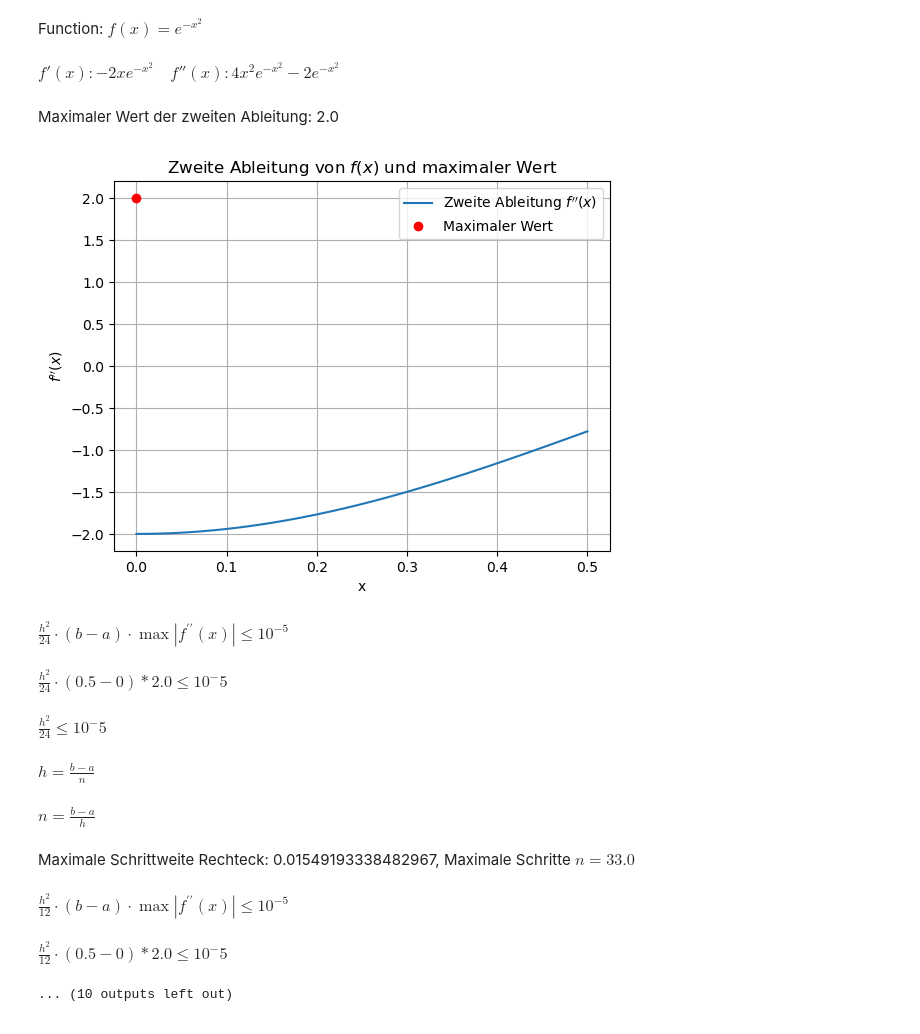
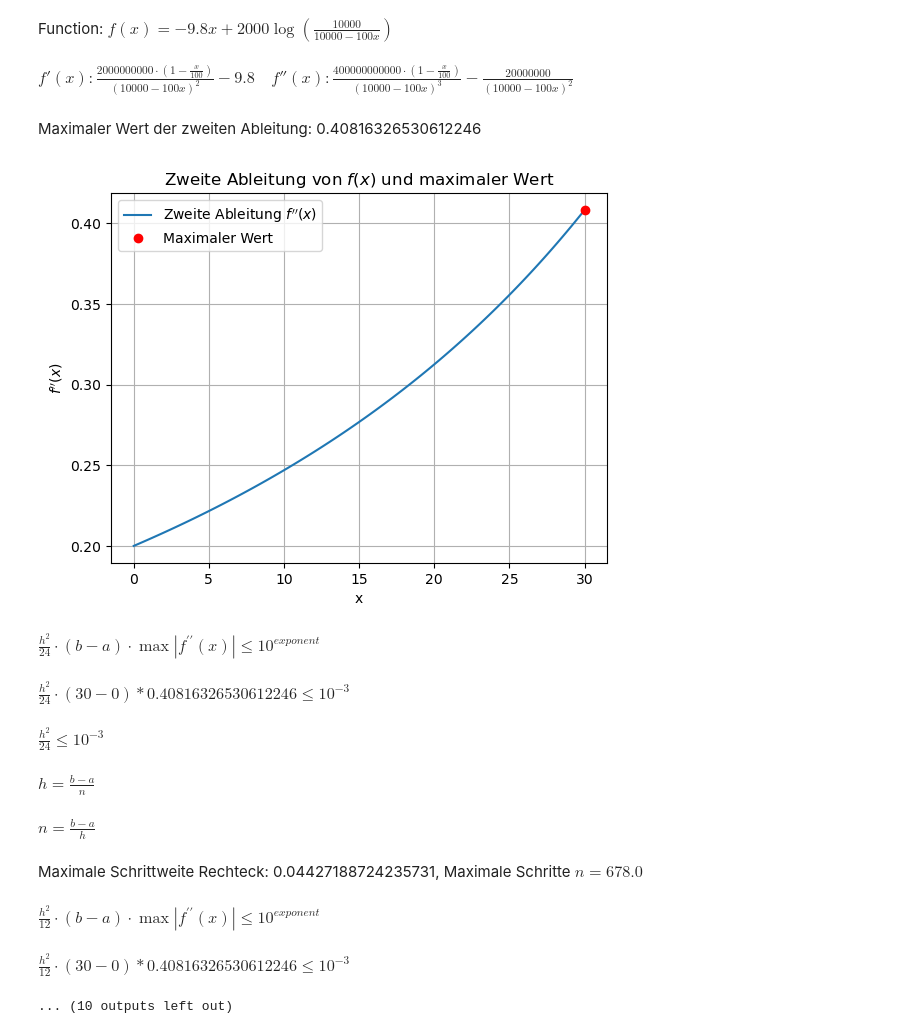
Before and after one commit to boostvolt/zhaw-higher-mathematics-2, a Jupyter notebook: Scripts/3 Numerische Integration/1 Interpolation/3 Summierte_Rechteck_Trapez_Simpson_Fehlerabschätzung.ipynb, the cells around one changed output. Drawn from its saved outputs; the diff is of its cells as text; code cells hidden in the pictures.

```diff
--- a/Scripts/3 Numerische Integration/1 Interpolation/3 Summierte_Rechteck_Trapez_Simpson_Fehlerabschätzung.ipynb
+++ b/Scripts/3 Numerische Integration/1 Interpolation/3 Summierte_Rechteck_Trapez_Simpson_Fehlerabschätzung.ipynb
@@ -1,5 +1,6 @@
 # %%
 # Cell 1: Import libraries
+import math
 import numpy as np
 import sympy as sy
 import matplotlib.pyplot as plt
@@ -9,9 +10,9 @@ from IPython.display import display, Latex
 x = sy.symbols('x')
 
 '''INPUT'''
-f = sy.exp(-x**2)  # funktion
-a, b = 0, 0.5
-err = 10**(-5)
+f = 2000*sy.ln(10000/(10000-100*x)) - 9.8*x  # funktion
+a, b = 0,30
+err = 10**(-3)
 '''INPUT'''
 
 # Display the function
@@ -35,52 +36,53 @@ y_values = dfl(x_values)
 # Schritt 3: Plotten der x-Werte gegen die berechneten Werte der zweiten Ableitung
 plt.plot(x_values, y_values, label='Zweite Ableitung $f\'\'(x)$')
 # Schritt 4: Hervorheben des maximalen Werts
 plt.plot(x_values[np.argmax(abs(y_values))], max_y, 'ro', label='Maximaler Wert')
 plt.title('Zweite Ableitung von $f(x)$ und maximaler Wert')
 plt.xlabel('x')
 plt.ylabel('$f\'\'(x)$')
 plt.legend()
 plt.grid(True)
 plt.show()
 '''PLOT'''
 
 # Cell 5: Calculate and display the maximum step sizes and number of steps for rectangle, trapezoid, and Simpson's rule
 h_rf = np.sqrt(err * 24 / ((b - a) * max_y))
 h_tf = np.sqrt(err * 12 / ((b - a) * max_y))
 h_sf = np.sqrt(np.sqrt(err * 2880 / ((b - a) * max_y)))
+exponent = int(math.log10(err))
 
-display(Latex(r'$\frac{h^2}{24} \cdot (b-a) \cdot \max |f^{\prime\prime}(x)| \leq 10^{-5}$'))
-display(Latex(rf'$\frac{{h^2}}{{24}} \cdot ({b}-{a}) * {max_y} \leq 10^{-5}$'))
-display(Latex(rf'$\frac{{h^2}}{{24}} \leq 10^{-5}$'))
+display(Latex(r'$\frac{h^2}{24} \cdot (b-a) \cdot \max |f^{\prime\prime}(x)| \leq 10^{exponent}$'))
+display(Latex(rf'$\frac{{h^2}}{{24}} \cdot ({b}-{a}) * {max_y} \leq 10^{{{int(math.log10(err))}}}$'))
+display(Latex(rf'$\frac{{h^2}}{{24}} \leq 10^{{{int(math.log10(err))}}}$'))
 display(Latex(rf'$h = \frac{{b - a}}{{n}}$'))
 display(Latex(rf'$n = \frac{{b - a}}{{h}}$'))
 display(Latex(f"Maximale Schrittweite Rechteck: {h_rf}, Maximale Schritte $n={np.ceil((b-a)/h_rf)}$"))
 
-display(Latex(r'$\frac{h^2}{12} \cdot (b-a) \cdot \max |f^{\prime\prime}(x)| \leq 10^{-5}$'))
-display(Latex(rf'$\frac{{h^2}}{{12}} \cdot ({b}-{a}) * {max_y} \leq 10^{-5}$'))
-display(Latex(rf'$\frac{{h^2}}{{12}} \leq 10^{-5}$'))
+display(Latex(r'$\frac{h^2}{12} \cdot (b-a) \cdot \max |f^{\prime\prime}(x)| \leq 10^{exponent}$'))
+display(Latex(rf'$\frac{{h^2}}{{12}} \cdot ({b}-{a}) * {max_y} \leq 10^{{{int(math.log10(err))}}}$'))
+display(Latex(rf'$\frac{{h^2}}{{12}} \leq 10^{{{int(math.log10(err))}}}$'))
 display(Latex(rf'$h = \frac{{b - a}}{{n}}$'))
 display(Latex(rf'$n = \frac{{b - a}}{{h}}$'))
 display(Latex(f"Maximale Schrittweite Trapez: {h_tf}, Maximale Schritte $n={np.ceil((b-a)/h_tf)}$"))
 
 
-display(Latex(r'$\frac{h^4}{2880} \cdot (b-a) \cdot \max |f^{\prime\prime\prime\prime}(x)| \leq 10^{-5}$'))
-display(Latex(rf'$\frac{{h^4}}{{2880}} \cdot ({b}-{a}) * {max_y} \leq 10^{-5}$'))
-display(Latex(rf'$\frac{{h^4}}{{2880}} \leq 10^{-5}$'))
+display(Latex(r'$\frac{h^4}{2880} \cdot (b-a) \cdot \max |f^{\prime\prime\prime\prime}(x)| \leq 10^{exponent}$'))
+display(Latex(rf'$\frac{{h^4}}{{2880}} \cdot ({b}-{a}) * {max_y} \leq 10^{{{int(math.log10(err))}}}$'))
+display(Latex(rf'$\frac{{h^4}}{{2880}} \leq 10^{{{int(math.log10(err))}}}$'))
 display(Latex(rf'$h = \frac{{b - a}}{{n}}$'))
 display(Latex(rf'$n = \frac{{b - a}}{{h}}$'))
 display(Latex(f"Maximale Schrittweite Simpson: {h_sf}, Maximale Schritte $n={np.ceil((b-a)/h_sf)}$"))
 # %% [output]
-Function: $f(x) = e^{- x^{2}}$
+Function: $f(x) = - 9.8 x + 2000 \log{\left(\frac{10000}{10000 - 100 x} \right)}$
-$f'(x): - 2 x e^{- x^{2}} \quad f''(x): 4 x^{2} e^{- x^{2}} - 2 e^{- x^{2}}$
+$f'(x): \frac{2000000000 \cdot \left(1 - \frac{x}{100}\right)}{\left(10000 - 100 x\right)^{2}} - 9.8 \quad f''(x): \frac{400000000000 \cdot \left(1 - \frac{x}{100}\right)}{\left(10000 - 100 x\right)^{3}} - \frac{20000000}{\left(10000 - 100 x\right)^{2}}$
-Maximaler Wert der zweiten Ableitung: 2.0
+Maximaler Wert der zweiten Ableitung: 0.40816326530612246
-[figure, old version]
+[figure, new version]
-$\frac{h^2}{24} \cdot (b-a) \cdot \max |f^{\prime\prime}(x)| \leq 10^{-5}$
+$\frac{h^2}{24} \cdot (b-a) \cdot \max |f^{\prime\prime}(x)| \leq 10^{exponent}$
-$\frac{h^2}{24} \cdot (0.5-0) * 2.0 \leq 10^-5$
+$\frac{h^2}{24} \cdot (30-0) * 0.40816326530612246 \leq 10^{-3}$
-$\frac{h^2}{24} \leq 10^-5$
+$\frac{h^2}{24} \leq 10^{-3}$
 $h = \frac{b - a}{n}$
 $n = \frac{b - a}{h}$
-Maximale Schrittweite Rechteck: 0.01549193338482967, Maximale Schritte $n=33.0$
+Maximale Schrittweite Rechteck: 0.04427188724235731, Maximale Schritte $n=678.0$
-$\frac{h^2}{12} \cdot (b-a) \cdot \max |f^{\prime\prime}(x)| \leq 10^{-5}$
+$\frac{h^2}{12} \cdot (b-a) \cdot \max |f^{\prime\prime}(x)| \leq 10^{exponent}$
-$\frac{h^2}{12} \cdot (0.5-0) * 2.0 \leq 10^-5$
+$\frac{h^2}{12} \cdot (30-0) * 0.40816326530612246 \leq 10^{-3}$
 ... (10 outputs left out)
```
Also changed, not shown: 1 other file.
